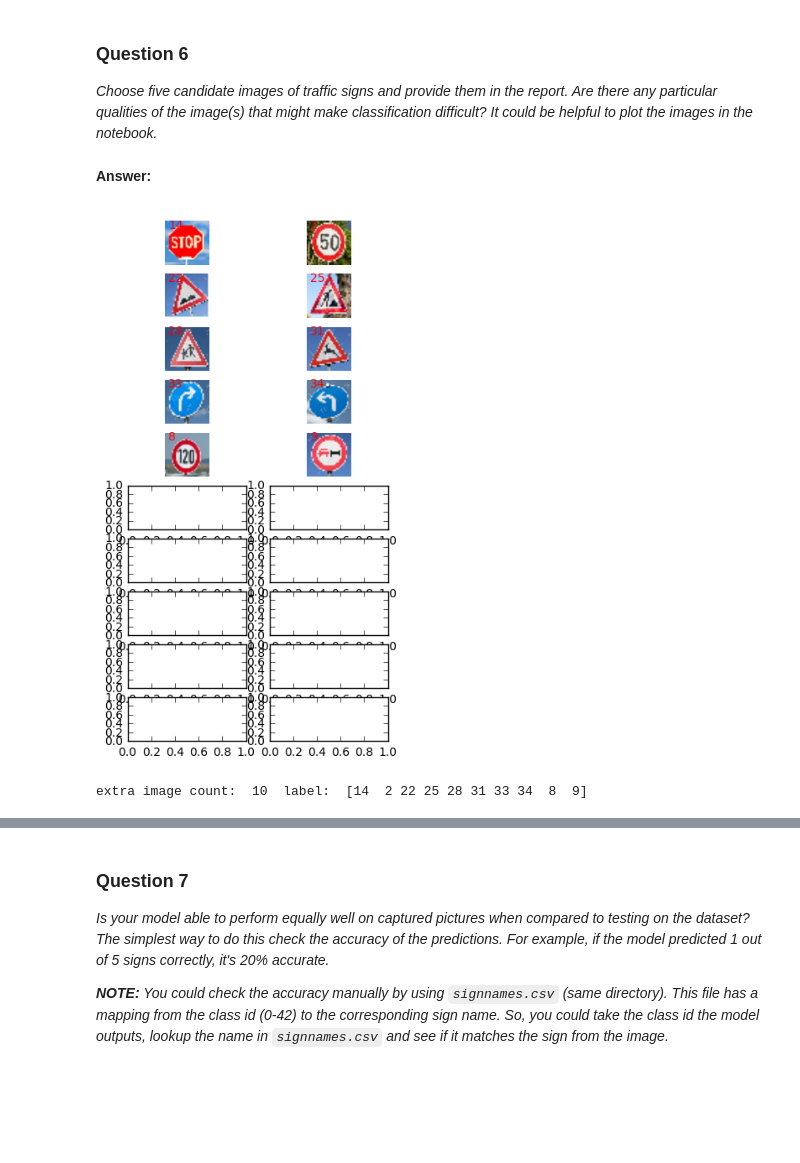
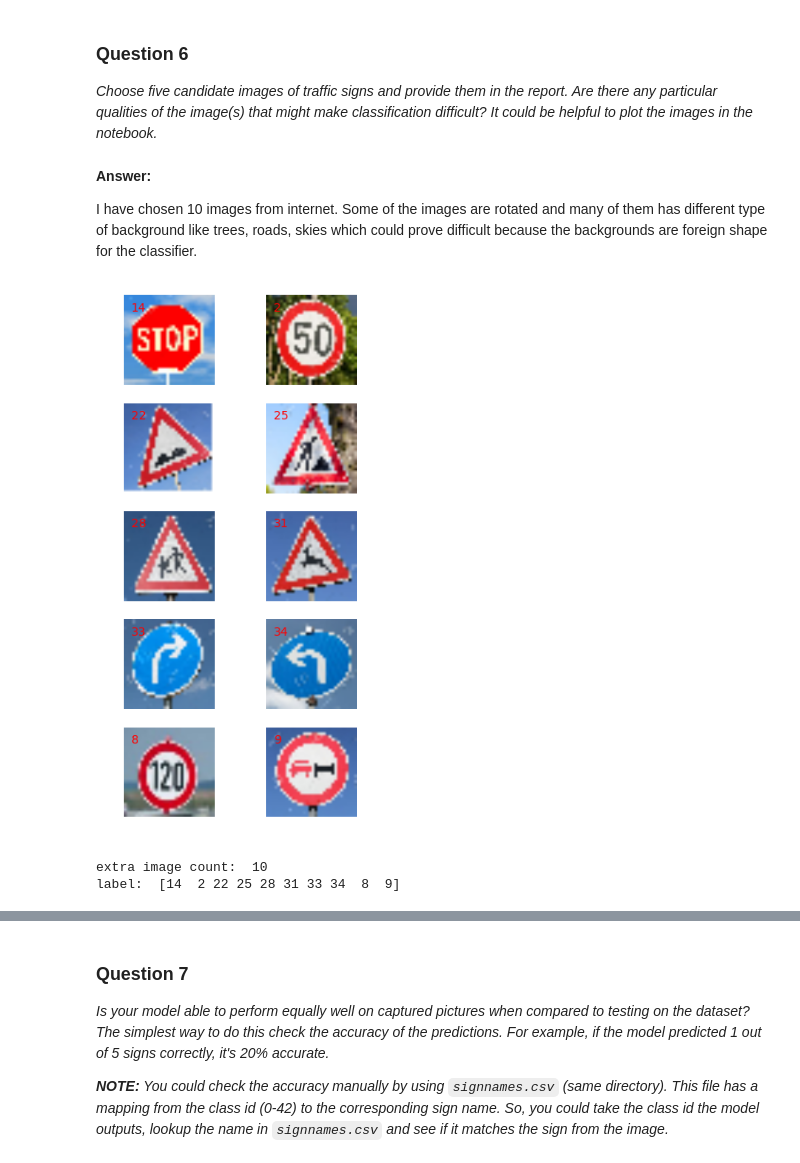
Before and after one commit to calicratis19/SDC, a Jupyter notebook: CarND-Traffic-Sign-Classifier-Project/Traffic_Sign_Classifier.ipynb, the cells around one changed output, grey strips where cells are left out. Drawn from its saved outputs; the diff is of its cells as text; code cells hidden in the pictures; blank space fills up the shorter version.

```diff
--- a/CarND-Traffic-Sign-Classifier-Project/Traffic_Sign_Classifier.ipynb
+++ b/CarND-Traffic-Sign-Classifier-Project/Traffic_Sign_Classifier.ipynb
@@ -267,11 +245,9 @@ The [Matplotlib](http://matplotlib.org/) [examples](http://matplotlib.org/exampl
 ### Data exploration visualization goes here.
 ### Feel free to use as many code cells as needed.
 
-for i in range(100,101):
-    image = X_train[i]
-    plt.figure(figsize=(1,1))
-    plt.imshow(image);
-    print('imgshape: ',image.shape,' ',y_train[i])
+# Visualize 20 examples picked randomly from train dataset
+ls = [random.randint(0, len(y_train)) for i in range(20)]
+visualize_random_images(list_imgs=ls, X_dataset=X_train, y_dataset=y_train)
 # %% [output]
 imgshape:  (32, 32, 3)   0
 [figure]
@@ -513,9 +520,9 @@ def evaluate(X_data, y_data, dropout_prob):
     return total_accuracy / num_examples
 # %%
 #Training
-EPOCHS = 30
+EPOCHS = 10
 with tf.Session() as sess:
-    #sess.run(tf.global_variables_initializer())
+    sess.run(tf.global_variables_initializer())
     saver.restore(sess, tf.train.latest_checkpoint('.'))
     num_examples = len(X_train_gray)
 
@@ -539,7 +546,7 @@ with tf.Session() as sess:
         print("train Accuracy = {:.3f}".format(train_accuracy),"test Accuracy = {:.3f}".format(test_accuracy))
         print("validation Accuracy = {:.3f}".format(validation_accuracy))
         print("Cross_entropy = {:.3f}".format(crossEntropy))
-        if crossEntropy < 1400 :
+        if crossEntropy < 800 :
             print('Max Accuracy reached')
             break
 
@@ -590,34 +638,55 @@ Use the code cell (or multiple code cells, if necessary) to implement the first
 ### Question 6
 
 _Choose five candidate images of traffic signs and provide them in the report. Are there any particular qualities of the image(s) that might make classification difficult? It could be helpful to plot the images in the notebook._
-# %% [markdown]
-**Answer:**
+# %% [markdown]
+**Answer:**
+
+I have chosen 10 images from internet. Some of the images are rotated and many of them has different type of background like trees, roads, skies which could prove difficult because the backgrounds are foreign shape for the classifier.
 # %%
 ### Load the images and plot them here.
 ### Feel free to use as many code cells as needed.
-import matplotlib.image as mpimg
+import math
+
+def visualizeImages(list_imgs,label):
+
+    #list_imgs = list of index of images to be visualized
+    _, ax = plt.subplots( math.floor(len(list_imgs)/2), 2, figsize=(4,8))
+    row, col = 0, 0
+    for idx, img in enumerate(list_imgs):
+        ax[row, col].imshow(img)
+        ax[row, col].annotate(int(label[idx]), xy=(2, 5), color='red', fontsize='10')
+
+        ax[row,col].axis('off')
+        col += 1
+        if col == 2:
+            row += 1
+            col = 0
+    plt.show()
+
+
 
 image_list = np.zeros((10, 32, 32, 1), dtype='uint8')
 image_visual = np.zeros((10, 32, 32,3), dtype='uint8')
 y_extra = np.zeros(10, dtype='uint8')
 indx = 0
 for file in os.listdir('Images'):
     img = cv2.imread('./Images/'+file) #opencv opens images in BGR format
     img = cv2.resize(img,(32,32))
     img = cv2.cvtColor(img,cv2.COLOR_BGR2RGB) #convert to standard RGB
     image_visual[indx] = img
     img = np.reshape(grayscale(img),(32,32,1))
     image_list[indx] = img
     classType = file[0:file.find('.')]
     y_extra[indx] = classType
     indx = indx+1
 
 visualizeImages(image_visual,y_extra)
 
-print('extra image count: ',len(image_list), ' label: ',y_extra)
+print('extra image count: ',len(image_list), '\nlabel: ',y_extra)
 # %% [output]
-[figure, old version]
+[figure, new version]
-extra image count:  10  label:  [14  2 22 25 28 31 33 34  8  9]
+extra image count:  10
+label:  [14  2 22 25 28 31 33 34  8  9]
 # %%
 ### Run the predictions here.
 ### Feel free to use as many code cells as needed.
```
Also changed, not shown: parts of 20 cells of this notebook, 3 other files.
